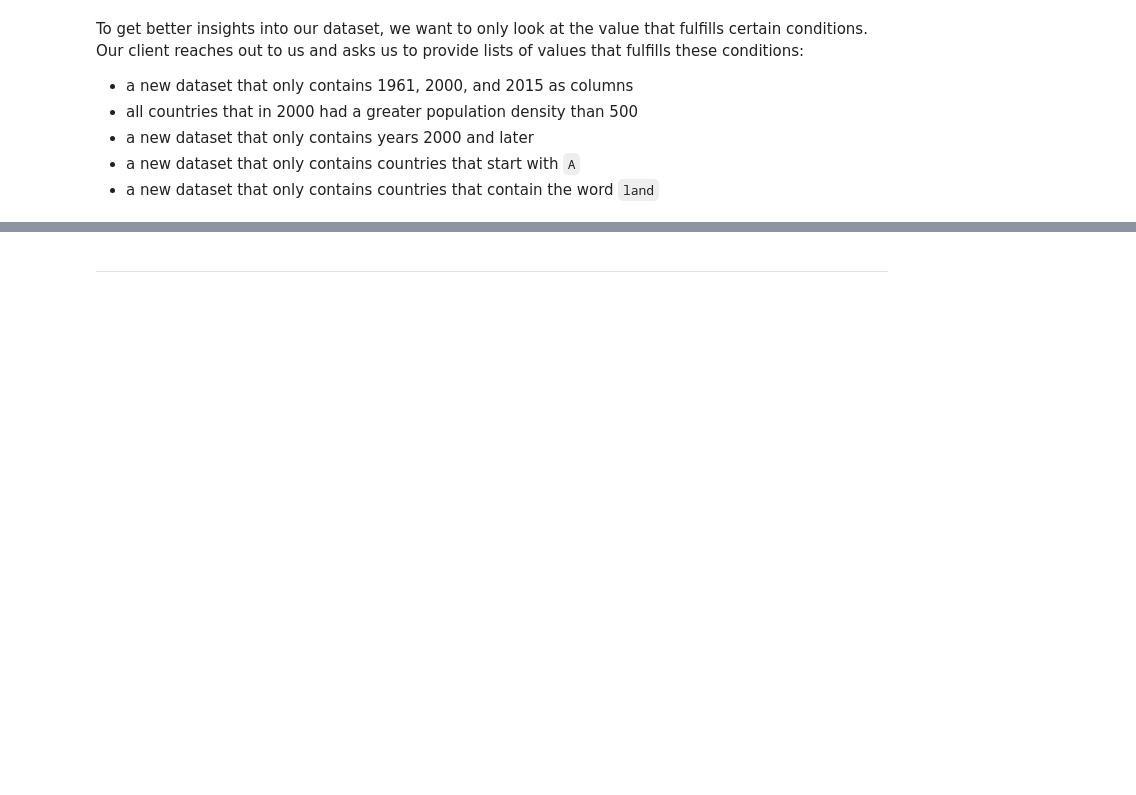
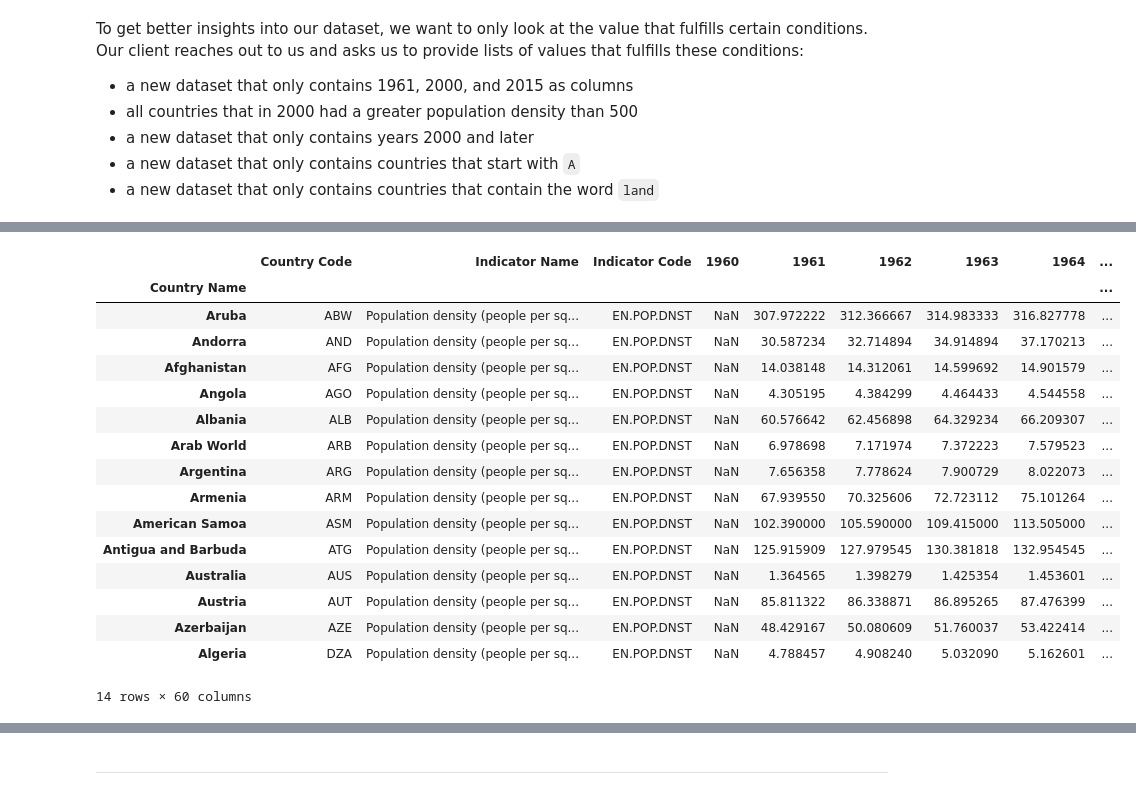
Before and after one commit to SurilPurohit/visualization-activities, a Jupyter notebook: Activity06/activity06.ipynb, the cells around one changed output, grey strips where cells are left out. Saved outputs shown, nothing was run; the diff lists cells and outputs as text; code cells hidden in the pictures; blank space fills up the shorter version.

```diff
--- a/Activity06/activity06.ipynb
+++ b/Activity06/activity06.ipynb
@@ -41,4 +87,23 @@ Our client reaches out to us and asks us to provide lists of values that fulfill
 # %%
 # # filtering countries that start with A
+df[df.index.str.startswith('A')]
+# %% [output]
+|  | Country Code | Indicator Name | Indicator Code | 1960 | 1961 | 1962 | 1963 | 1964 | ... |
+| Country Name |  |  |  |  |  |  |  |  | ... |
+| Aruba | ABW | Population density (people per sq... | EN.POP.DNST | NaN | 307.972222 | 312.366667 | 314.983333 | 316.827778 | ... |
+| Andorra | AND | Population density (people per sq... | EN.POP.DNST | NaN | 30.587234 | 32.714894 | 34.914894 | 37.170213 | ... |
+| Afghanistan | AFG | Population density (people per sq... | EN.POP.DNST | NaN | 14.038148 | 14.312061 | 14.599692 | 14.901579 | ... |
+| Angola | AGO | Population density (people per sq... | EN.POP.DNST | NaN | 4.305195 | 4.384299 | 4.464433 | 4.544558 | ... |
+| Albania | ALB | Population density (people per sq... | EN.POP.DNST | NaN | 60.576642 | 62.456898 | 64.329234 | 66.209307 | ... |
+| Arab World | ARB | Population density (people per sq... | EN.POP.DNST | NaN | 6.978698 | 7.171974 | 7.372223 | 7.579523 | ... |
+| Argentina | ARG | Population density (people per sq... | EN.POP.DNST | NaN | 7.656358 | 7.778624 | 7.900729 | 8.022073 | ... |
+| Armenia | ARM | Population density (people per sq... | EN.POP.DNST | NaN | 67.939550 | 70.325606 | 72.723112 | 75.101264 | ... |
+| American Samoa | ASM | Population density (people per sq... | EN.POP.DNST | NaN | 102.390000 | 105.590000 | 109.415000 | 113.505000 | ... |
+| Antigua and Barbuda | ATG | Population density (people per sq... | EN.POP.DNST | NaN | 125.915909 | 127.979545 | 130.381818 | 132.954545 | ... |
+| Australia | AUS | Population density (people per sq... | EN.POP.DNST | NaN | 1.364565 | 1.398279 | 1.425354 | 1.453601 | ... |
+| Austria | AUT | Population density (people per sq... | EN.POP.DNST | NaN | 85.811322 | 86.338871 | 86.895265 | 87.476399 | ... |
+| Azerbaijan | AZE | Population density (people per sq... | EN.POP.DNST | NaN | 48.429167 | 50.080609 | 51.760037 | 53.422414 | ... |
+| Algeria | DZA | Population density (people per sq... | EN.POP.DNST | NaN | 4.788457 | 4.908240 | 5.032090 | 5.162601 | ... |
+14 rows × 60 columns
 # %%
 # filtering countries that contain the word land
```
Also changed, not shown: parts of 13 cells of this notebook.
